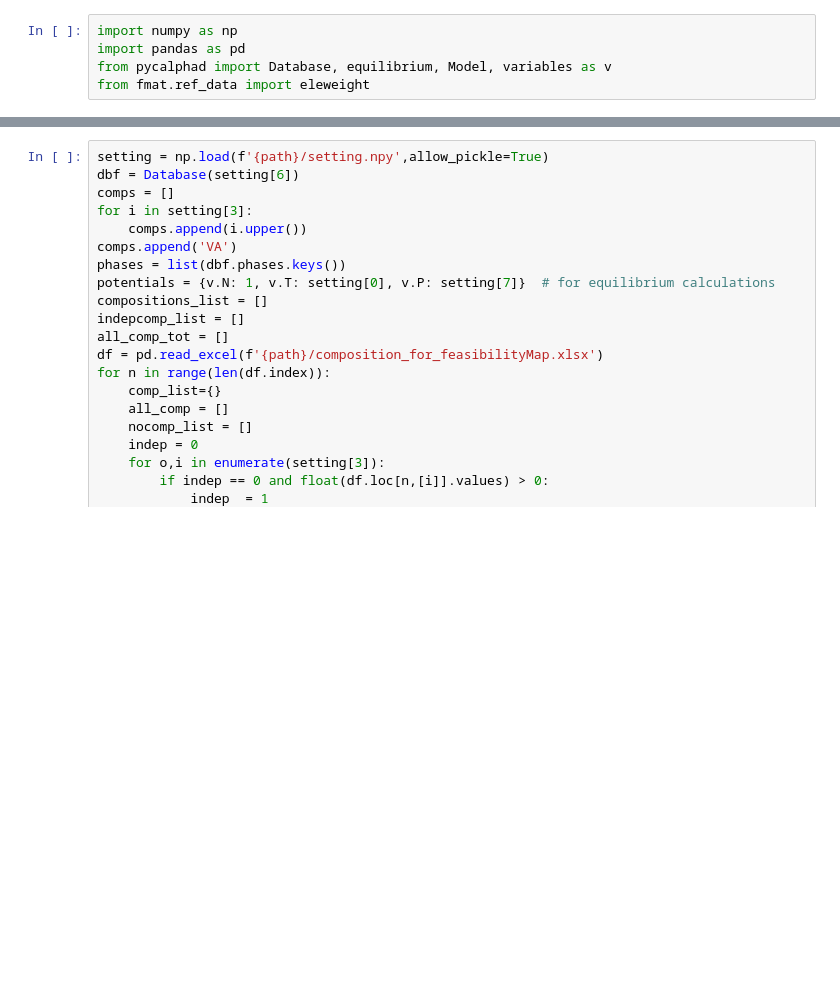
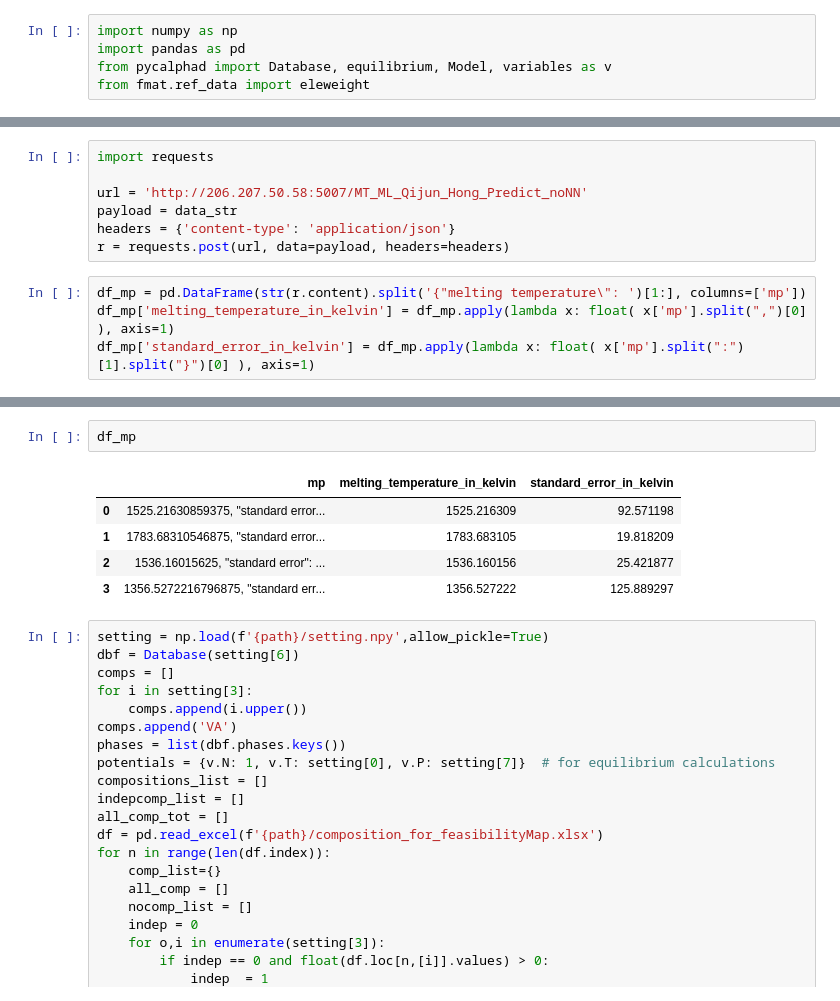
Before and after one commit to PhasesResearchLab/MaterialsMap, a Jupyter notebook: tasks/fmat.ipynb, the cells around one changed output, grey strips where cells are left out. Drawn from its saved outputs; the diff is of its cells as text; blank space fills up the shorter version.

```diff
--- a/tasks/fmat.ipynb
+++ b/tasks/fmat.ipynb
@@ -110,0 +279,11 @@ print(setting)
+# %%
+import requests
+
+url = 'http://206.207.50.58:5007/MT_ML_Qijun_Hong_Predict_noNN'
+payload = data_str
+headers = {'content-type': 'application/json'}
+r = requests.post(url, data=payload, headers=headers)
+# %%
+df_mp = pd.DataFrame(str(r.content).split('{"melting temperature\": ')[1:], columns=['mp'])
+df_mp['melting_temperature_in_kelvin'] = df_mp.apply(lambda x: float( x['mp'].split(",")[0] ), axis=1)
+df_mp['standard_error_in_kelvin'] = df_mp.apply(lambda x: float( x['mp'].split(":")[1].split("}")[0] ), axis=1)
@@ -111,3 +310,11 @@ print(setting)
+# %%
+df_mp
+# %% [output]
+|  | mp | melting_temperature_in_kelvin | standard_error_in_kelvin |
+| 0 | 1525.21630859375, "standard error... | 1525.216309 | 92.571198 |
+| 1 | 1783.68310546875, "standard error... | 1783.683105 | 19.818209 |
+| 2 | 1536.16015625, "standard error": ... | 1536.160156 | 25.421877 |
+| 3 | 1356.5272216796875, "standard err... | 1356.527222 | 125.889297 |
 # %%
 setting = np.load(f'{path}/setting.npy',allow_pickle=True)
 dbf = Database(setting[6])
```
Also changed, not shown: parts of 18 cells of this notebook, 1 other file.
